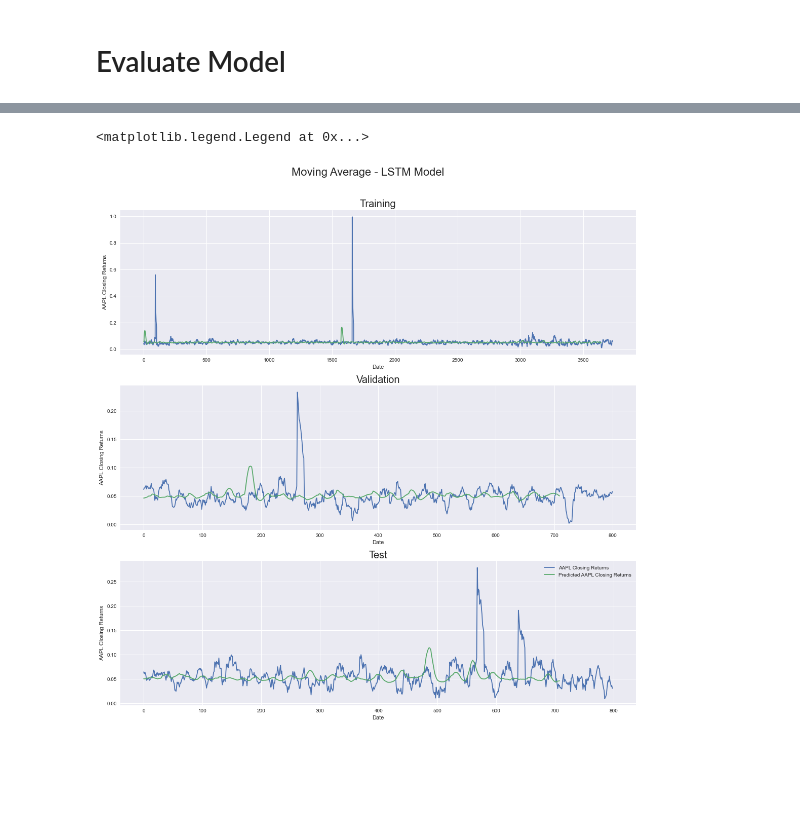
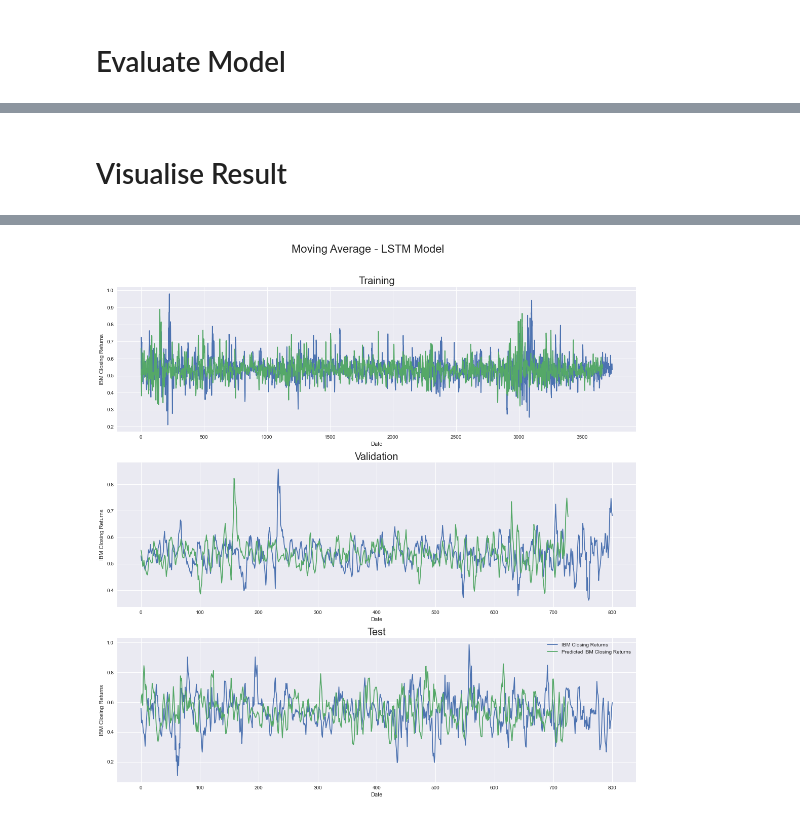
Before and after one commit to JHudzi/Group_DataSci_CA, a Jupyter notebook: LSTM.ipynb, the cells around one changed output, grey strips where cells are left out. Saved outputs shown, nothing was run; the diff lists cells and outputs as text; code cells hidden in the pictures; blank space fills up the shorter version.

Commit message:
Improved model/FIN

```diff
--- a/LSTM.ipynb
+++ b/LSTM.ipynb
@@ -35,15 +152,15 @@ hyp_par_len = 90
 # %%
 
-cvs_path = (r'C:\Users\Josh\Documents\4th Year Docs\Dist+Con\CA Group\Stockcsvs\AAPL_daily.csv')
+cvs_path = (r'.\Stockcsvs\IBM_daily.csv')
 
 df = pd.read_csv(cvs_path, delimiter=',', usecols=['date', '1. open', '2. high', '3. low', '4. close', '5. volume'])
 
-# 0 values cause division error
+# 0 values are causing a division error, ffill propogates last observation
 df['5. volume'].replace(to_replace=0, method='ffill', inplace=True)
 df.sort_values('date', inplace=False)
 df.tail()
 
-df[['1. open', '2. high', '3. low', '4. close', '5. volume']] = df[['1. open', '2. high', '3. low', '4. close', '5. volume']].rolling(12).mean()
+df[['1. open', '2. high', '3. low', '4. close', '5. volume']] = df[['1. open', '2. high', '3. low', '4. close', '5. volume']].rolling(5).mean()
 
 df.dropna(how='any', axis=0, inplace=True)
 
@@ -239,14 +384,14 @@ def LSTM_model():
   lstm.compile(loss="mse", optimizer="adam", metrics=['mae', 'mape'])
 
 #Draw model
-#  dot_img_file = r'C:\Users\Josh\Documents\4th Year Docs\Dist+Con\CA Group\model_1.png'
-#  tf.keras.utils.plot_model(lstm, to_file=dot_img_file, show_shapes=True)
+  #dot_img_file = r'.\model_1.png'
+  #tf.keras.utils.plot_model(lstm, to_file=dot_img_file, show_shapes=True)
   return lstm
 
 #Run model
 lstm = LSTM_model()
 
-callback = tf.keras.callbacks.ModelCheckpoint('BI-LSTM.hdf5', monitor='val_loss', save_best_only=True, verbose=1)
+callback = tf.keras.callbacks.ModelCheckpoint('BI-LSTM-2.hdf5', monitor='val_loss', save_best_only=True, verbose=1)
 # %% [markdown]
 # Begin Training of Model
 # %%
@@ -254,6 +399,6 @@ lstm.fit(X_training, y_training,
               batch_size=1024,
               verbose=2,
               callbacks=[callback],
-              epochs=200,
+              epochs=1000,
               validation_data=(X_validation, y_validation),)
 # %% [output]
@@ -278,6 +423,6 @@ Epoch 00200: val_loss did not improve from 0.00034
 # %% [markdown]
 # Load Model
 # %%
-lstm = tf.keras.models.load_model(r'C:\Users\Josh\Documents\4th Year Docs\Dist+Con\CA Group\Bi-LSTM.hdf5')
+lstm = tf.keras.models.load_model(r'.\Bi-LSTM-2.hdf5')
 # %% [markdown]
 # Evaluate Model
@@ -284,19 +449,6 @@ lstm = tf.keras.models.load_model(r'C:\Users\Josh\Documents\4th Year Docs\Dist+C
+# %% [markdown]
+# Visualise Result
 # %%
-#Prdict
-train_pred = lstm.predict(X_training)
-val_pred = lstm.predict(X_validation)
-test_pred = lstm.predict(X_test)
-
-#Print evaluation metrics for all datasets
-training_eval = lstm.evaluate(X_training, y_training, verbose=0)
-validation_eval = lstm.evaluate(X_validation, y_validation, verbose=0)
-test_eval = lstm.evaluate(X_test, y_test, verbose=0)
-print(' ')
-print('Metrics')
-print('Training - Loss: {:.4f}, MAE: {:.4f}, MAPE: {:.4f}'.format(training_eval[0], training_eval[1], training_eval[2]))
-print('Validation - Loss: {:.4f}, MAE: {:.4f}, MAPE: {:.4f}'.format(validation_eval[0], validation_eval[1], validation_eval[2]))
-print('Test - Loss: {:.4f}, MAE: {:.4f}, MAPE: {:.4f}'.format(test_eval[0], test_eval[1], test_eval[2]))
-
 #Plot results
 figure = plt.figure(figsize=(15,15))
 suptitle = figure.suptitle("Moving Average - LSTM Model", fontsize=22)
@@ -304,27 +456,27 @@ suptitle.set_y(1.02)
 
 #training
 ax11 = figure.add_subplot(311)
-ax11.plot(train_data[:, 3], label='AAPL Closing Returns')
-ax11.plot(train_pred, label='Predicted AAPL Closing Returns')
+ax11.plot(train_data[:, 3], label='IBM Closing Returns')
+ax11.plot(train_pred, label='Predicted IBM Closing Returns')
 ax11.set_title("Training", fontsize=20)
 ax11.set_xlabel('Date')
-ax11.set_ylabel('AAPL Closing Returns')
+ax11.set_ylabel('IBM Closing Returns')
 
 #validation
 ax21 = figure.add_subplot(312)
-ax21.plot(val_data[:, 3], label='AAPL Closing Returns')
-ax21.plot(val_pred, label='Predicted AAPL Closing Returns')
+ax21.plot(val_data[:, 3], label='IBM Closing Returns')
+ax21.plot(val_pred, label='Predicted IBM Closing Returns')
 ax21.set_title("Validation", fontsize=20)
 ax21.set_xlabel('Date')
-ax21.set_ylabel('AAPL Closing Returns')
+ax21.set_ylabel('IBM Closing Returns')
 
 #test
 ax31 = figure.add_subplot(313)
-ax31.plot(test_data[:, 3], label='AAPL Closing Returns')
-ax31.plot(test_pred, label='Predicted AAPL Closing Returns')
+ax31.plot(test_data[:, 3], label='IBM Closing Returns')
+ax31.plot(test_pred, label='Predicted IBM Closing Returns')
 ax31.set_title("Test", fontsize=20)
 ax31.set_xlabel('Date')
-ax31.set_ylabel('AAPL Closing Returns')
+ax31.set_ylabel('IBM Closing Returns')
 
 plt.tight_layout()
 plt.legend(loc='best')
@@ -336,2 +485 @@ Test - Loss: 0.0006, MAE: 0.0159, MAPE: 31.8992
-<matplotlib.legend.Legend at 0x...>
-[figure, old version]
+[figure, new version]
```
Also changed, not shown: parts of 29 cells of this notebook, 17 other files.
